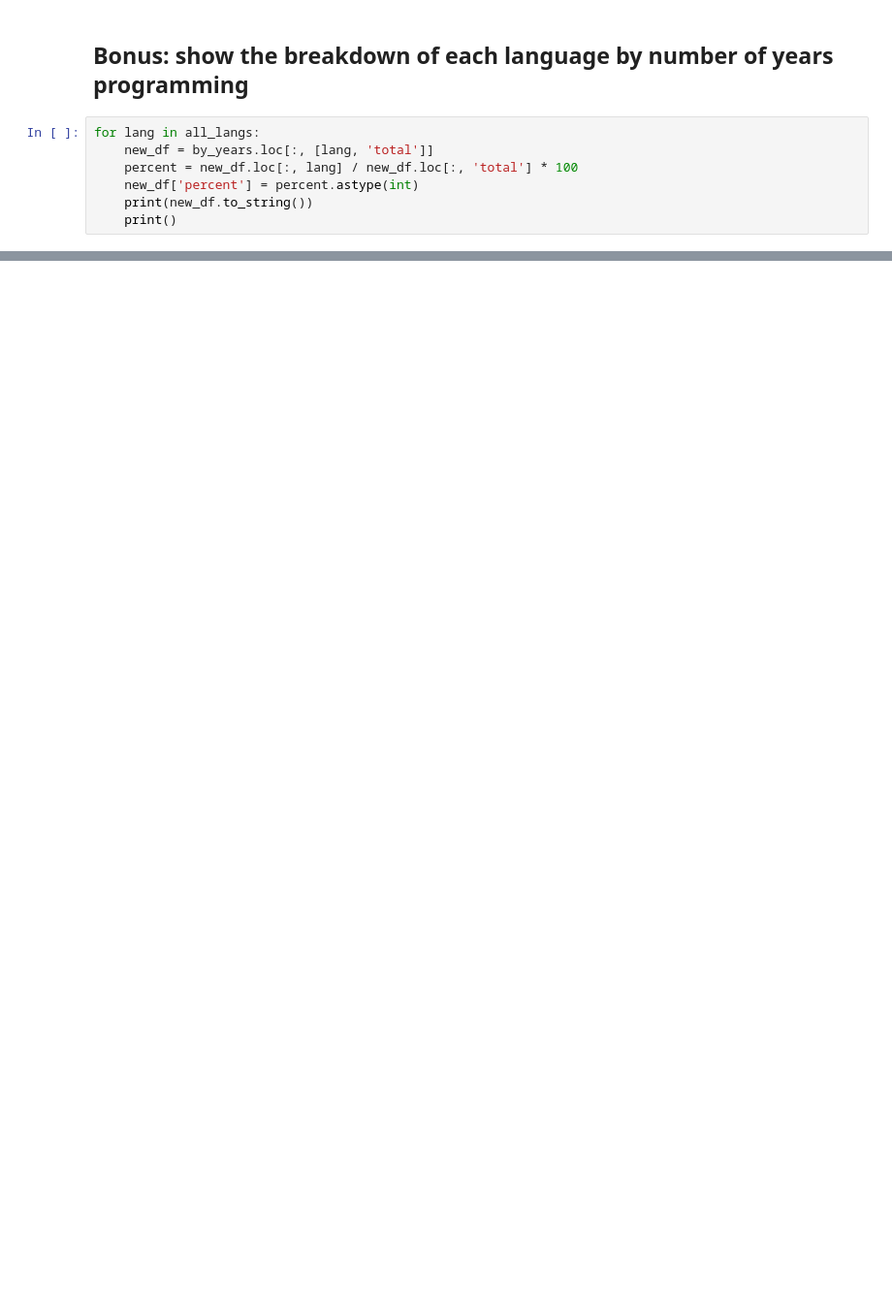
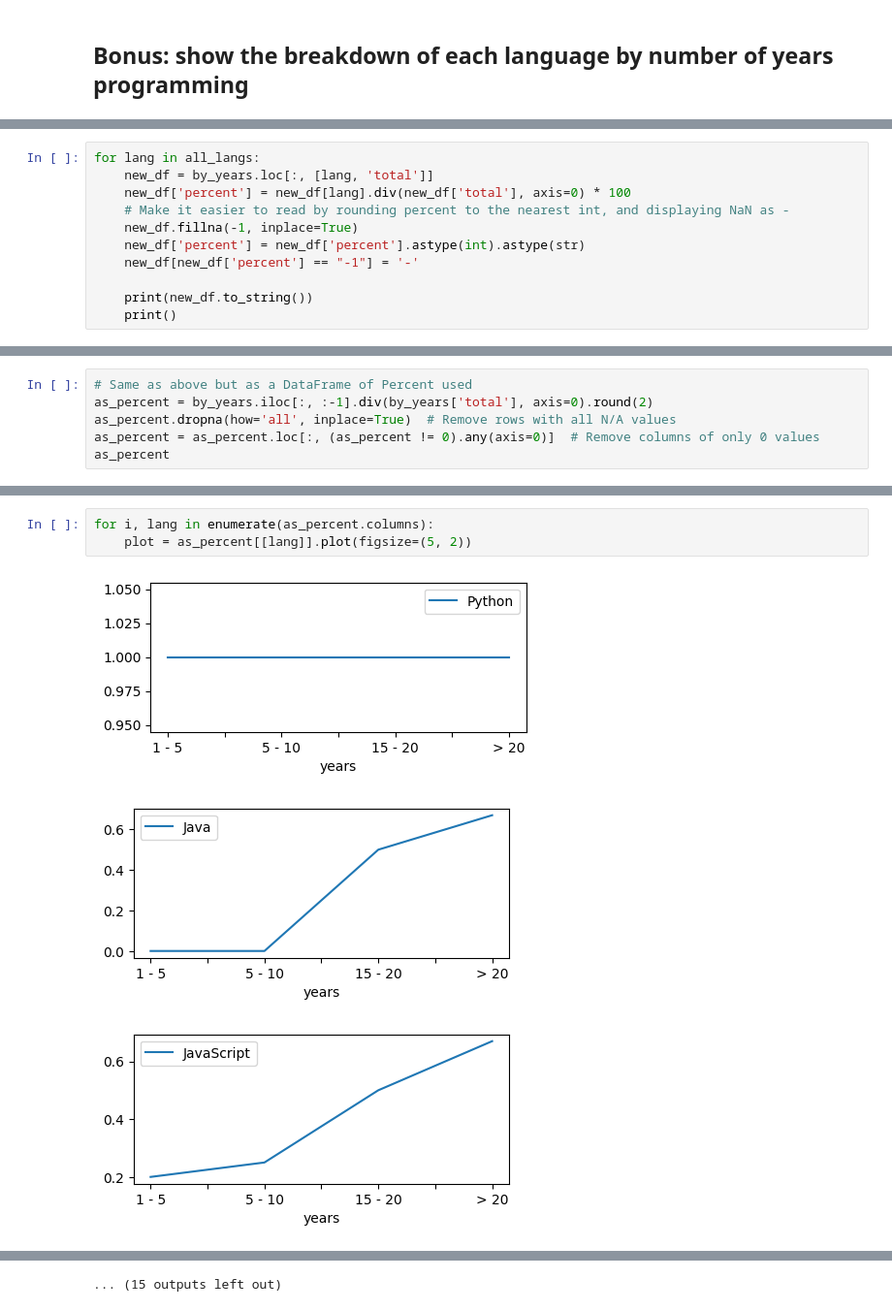
Before and after one commit to ariannedee/python-data-structures, a Jupyter notebook: project/sample_solutions/proj_4_pandas.ipynb, the cells around one changed output, grey strips where cells are left out. Shown at 97% size. Cells and saved outputs as stored; diff of their text form; blank space fills up the shorter version.

```diff
--- a/project/sample_solutions/proj_4_pandas.ipynb
+++ b/project/sample_solutions/proj_4_pandas.ipynb
@@ -223,9 +226,2 @@ Swift         1
 # %% [markdown]
 ## Bonus: show the breakdown of each language by number of years programming
-# %%
-for lang in all_langs:
-    new_df = by_years.loc[:, [lang, 'total']]
-    percent = new_df.loc[:, lang] / new_df.loc[:, 'total'] * 100
-    new_df['percent'] = percent.astype(int)
-    print(new_df.to_string())
-    print()
@@ -249,0 +228,11 @@ Unknown       0      4        0
+# %%
+for lang in all_langs:
+    new_df = by_years.loc[:, [lang, 'total']]
+    new_df['percent'] = new_df[lang].div(new_df['total'], axis=0) * 100
+    # Make it easier to read by rounding percent to the nearest int, and displaying NaN as -
+    new_df.fillna(-1, inplace=True)
+    new_df['percent'] = new_df['percent'].astype(int).astype(str)
+    new_df[new_df['percent'] == "-1"] = '-'
+
+    print(new_df.to_string())
+    print()
@@ -249,0 +257,6 @@ Unknown       0      4        0
+# %%
+# Same as above but as a DataFrame of Percent used
+as_percent = by_years.iloc[:, :-1].div(by_years['total'], axis=0).round(2)
+as_percent.dropna(how='all', inplace=True)  # Remove rows with all N/A values
+as_percent = as_percent.loc[:, (as_percent != 0).any(axis=0)]  # Remove columns of only 0 values
+as_percent
@@ -249,0 +271,7 @@ Unknown       0      4        0
+# %%
+for i, lang in enumerate(as_percent.columns):
+    plot = as_percent[[lang]].plot(figsize=(5, 2))
+# %% [output]
+[figure, added]
+[figure, added]
+[figure, added]
@@ -249,0 +287 @@ Unknown       0      4        0
+... (15 outputs left out)
```
Also changed, not shown: parts of 15 cells of this notebook, 7 other files.
